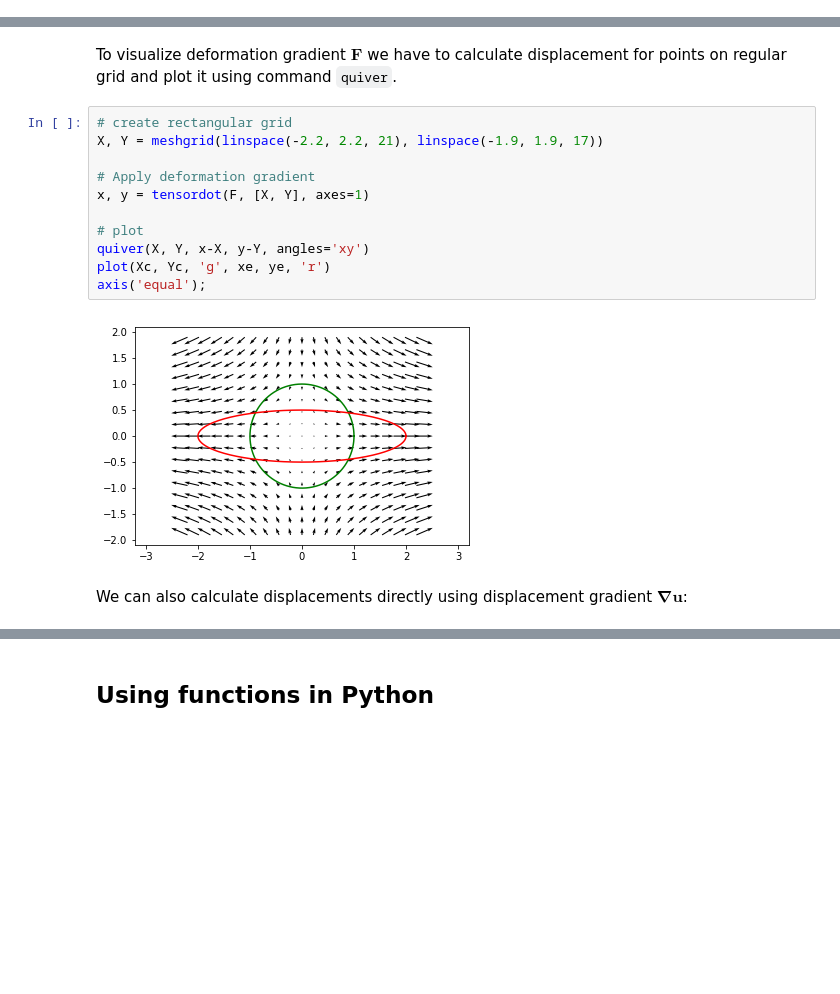
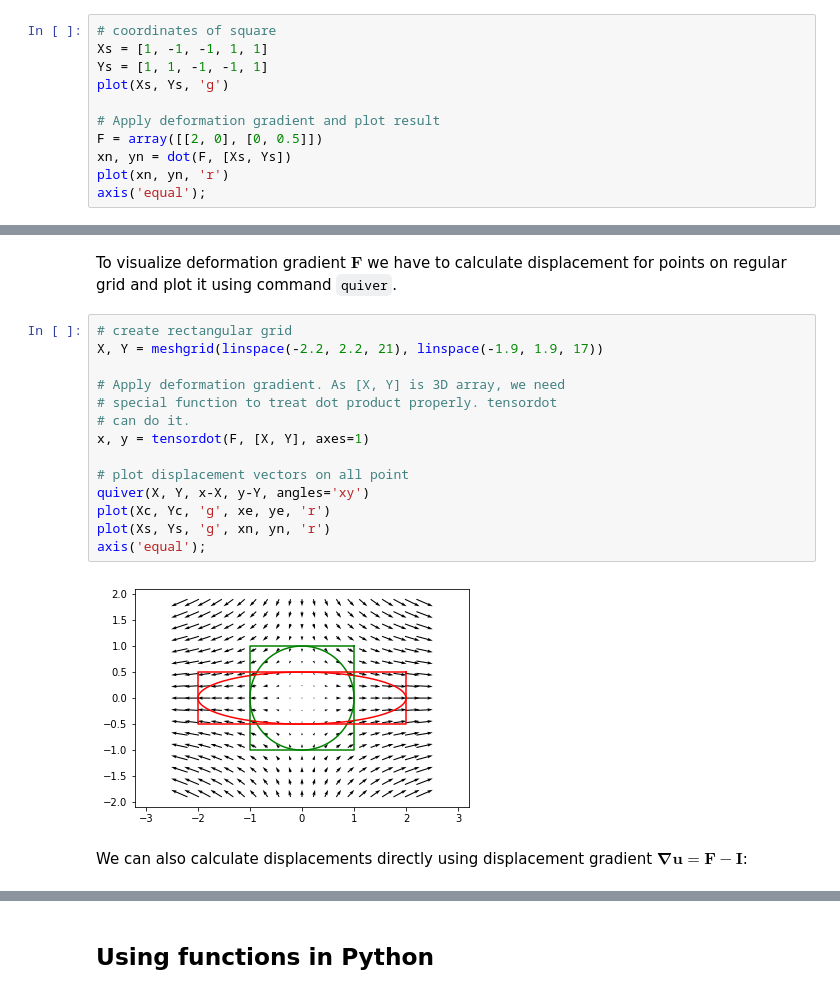
Before and after one commit to ondrolexa/sg2, a Jupyter notebook: 10_Introduction_to_strain_analysis.ipynb, the cells around one changed output, grey strips where cells are left out. Drawn from its saved outputs; the diff is of its cells as text; blank space fills up the shorter version.

```diff
--- a/10_Introduction_to_strain_analysis.ipynb
+++ b/10_Introduction_to_strain_analysis.ipynb
@@ -65,0 +68,11 @@ axis('equal');
+# %%
+# coordinates of square
+Xs = [1, -1, -1, 1, 1]
+Ys = [1, 1, -1, -1, 1]
+plot(Xs, Ys, 'g')
+
+# Apply deformation gradient and plot result
+F = array([[2, 0], [0, 0.5]])
+xn, yn = dot(F, [Xs, Ys])
+plot(xn, yn, 'r')
+axis('equal');
@@ -68,18 +83,21 @@ To visualize deformation gradient $\mathbf{F}$ we have to calculate displacement
 # %%
 # create rectangular grid
 X, Y = meshgrid(linspace(-2.2, 2.2, 21), linspace(-1.9, 1.9, 17))
 
-# Apply deformation gradient
+# Apply deformation gradient. As [X, Y] is 3D array, we need
+# special function to treat dot product properly. tensordot
+# can do it.
 x, y = tensordot(F, [X, Y], axes=1)
 
-# plot
+# plot displacement vectors on all point
 quiver(X, Y, x-X, y-Y, angles='xy')
 plot(Xc, Yc, 'g', xe, ye, 'r')
+plot(Xs, Ys, 'g', xn, yn, 'r')
 axis('equal');
 # %% [output]
-[figure, old version]
+[figure, new version]
 # %% [markdown]
-We can also calculate displacements directly using displacement gradient $\mathbf{\nabla u}$:
+We can also calculate displacements directly using displacement gradient $\mathbf{\nabla u} = \mathbf{F} - \mathbf{I}$:
 # %%
 # calculate displacements
 J = F - eye(2)
```
Also changed, not shown: parts of 3 cells of this notebook, 4 other files.
